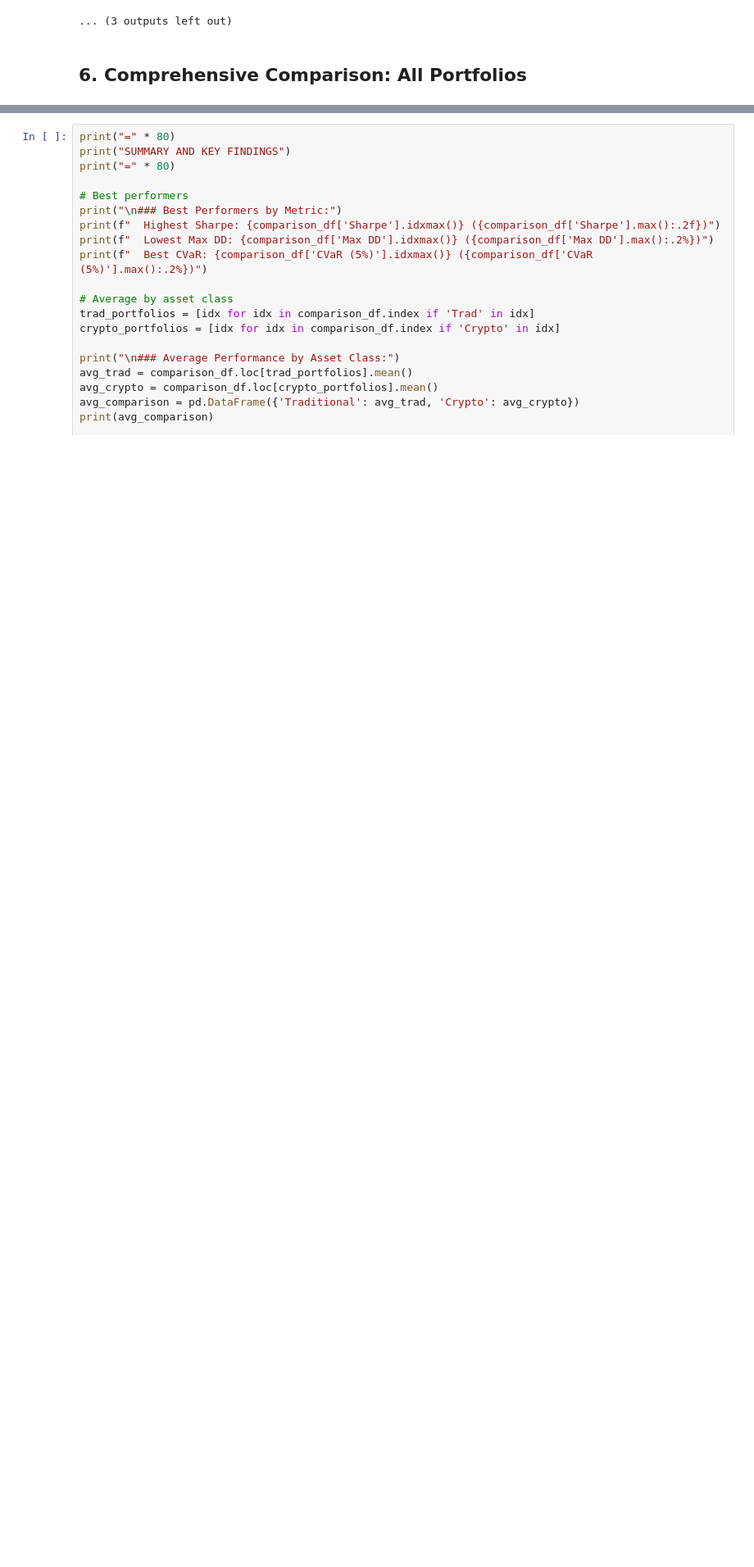
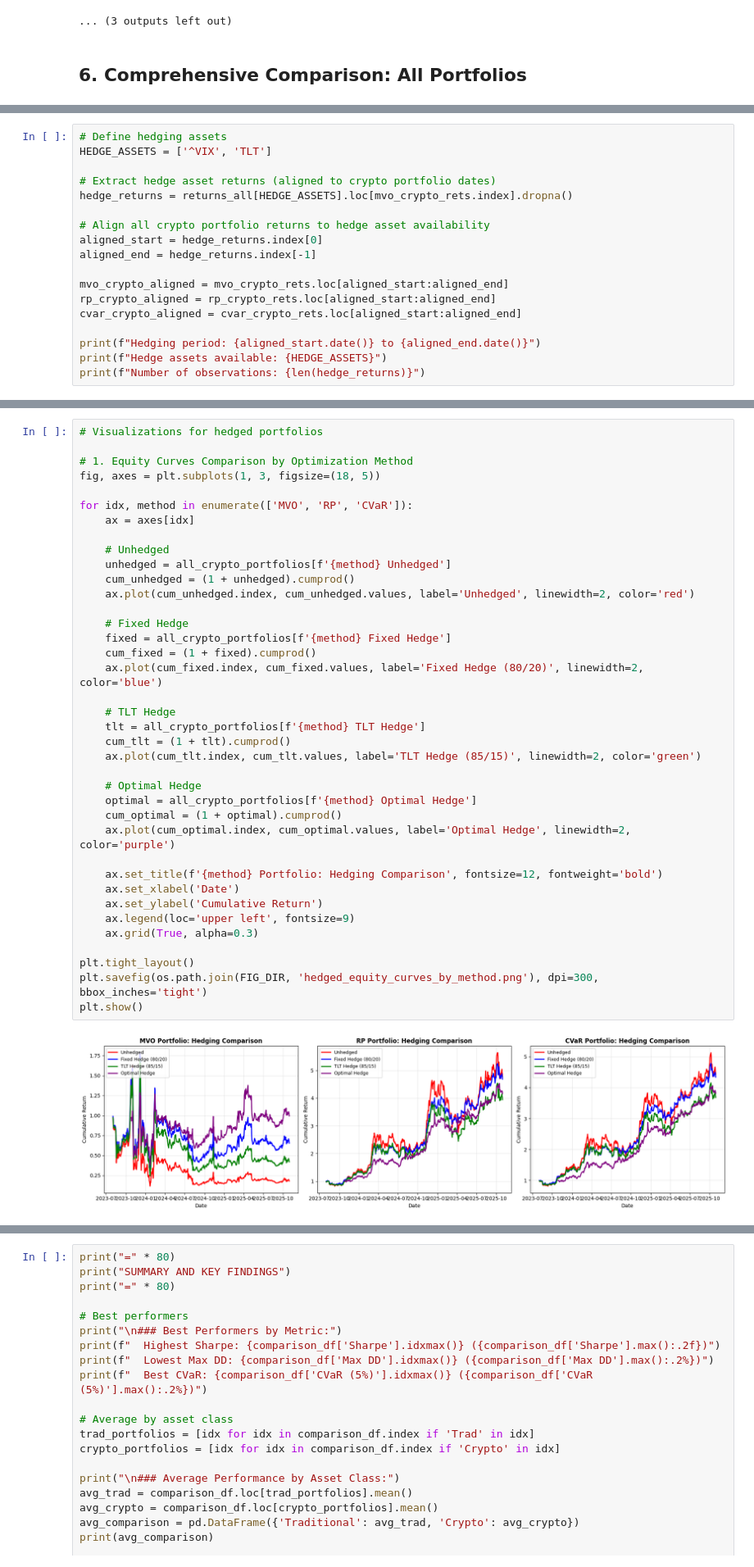
Before and after one commit to sahilnay/crypto-final-project-trad-crypto-assets, a Jupyter notebook: 5_portfolio_optimization/portfolio_optimization.ipynb, the cells around one changed output, grey strips where cells are left out. Shown at 82% size. Cells and saved outputs as stored; diff of their text form; blank space fills up the shorter version.

Commit message:
5.hedges

```diff
--- a/5_portfolio_optimization/portfolio_optimization.ipynb
+++ b/5_portfolio_optimization/portfolio_optimization.ipynb
@@ -507,0 +516,18 @@ plt.show()
+# %%
+# Define hedging assets
+HEDGE_ASSETS = ['^VIX', 'TLT']
+
+# Extract hedge asset returns (aligned to crypto portfolio dates)
+hedge_returns = returns_all[HEDGE_ASSETS].loc[mvo_crypto_rets.index].dropna()
+
+# Align all crypto portfolio returns to hedge asset availability
+aligned_start = hedge_returns.index[0]
+aligned_end = hedge_returns.index[-1]
+
+mvo_crypto_aligned = mvo_crypto_rets.loc[aligned_start:aligned_end]
+rp_crypto_aligned = rp_crypto_rets.loc[aligned_start:aligned_end]
+cvar_crypto_aligned = cvar_crypto_rets.loc[aligned_start:aligned_end]
+
+print(f"Hedging period: {aligned_start.date()} to {aligned_end.date()}")
+print(f"Hedge assets available: {HEDGE_ASSETS}")
+print(f"Number of observations: {len(hedge_returns)}")
@@ -507,0 +740,40 @@ plt.show()
+# %%
+# Visualizations for hedged portfolios
+
+# 1. Equity Curves Comparison by Optimization Method
+fig, axes = plt.subplots(1, 3, figsize=(18, 5))
+
+for idx, method in enumerate(['MVO', 'RP', 'CVaR']):
+    ax = axes[idx]
+
+    # Unhedged
+    unhedged = all_crypto_portfolios[f'{method} Unhedged']
+    cum_unhedged = (1 + unhedged).cumprod()
+    ax.plot(cum_unhedged.index, cum_unhedged.values, label='Unhedged', linewidth=2, color='red')
+
+    # Fixed Hedge
+    fixed = all_crypto_portfolios[f'{method} Fixed Hedge']
+    cum_fixed = (1 + fixed).cumprod()
+    ax.plot(cum_fixed.index, cum_fixed.values, label='Fixed Hedge (80/20)', linewidth=2, color='blue')
+
+    # TLT Hedge
+    tlt = all_crypto_portfolios[f'{method} TLT Hedge']
+    cum_tlt = (1 + tlt).cumprod()
+    ax.plot(cum_tlt.index, cum_tlt.values, label='TLT Hedge (85/15)', linewidth=2, color='green')
+
+    # Optimal Hedge
+    optimal = all_crypto_portfolios[f'{method} Optimal Hedge']
+    cum_optimal = (1 + optimal).cumprod()
+    ax.plot(cum_optimal.index, cum_optimal.values, label='Optimal Hedge', linewidth=2, color='purple')
+
+    ax.set_title(f'{method} Portfolio: Hedging Comparison', fontsize=12, fontweight='bold')
+    ax.set_xlabel('Date')
+    ax.set_ylabel('Cumulative Return')
+    ax.legend(loc='upper left', fontsize=9)
+    ax.grid(True, alpha=0.3)
+
+plt.tight_layout()
+plt.savefig(os.path.join(FIG_DIR, 'hedged_equity_curves_by_method.png'), dpi=300, bbox_inches='tight')
+plt.show()
+# %% [output]
+[figure, added]
```
Also changed, not shown: parts of 10 cells of this notebook, 6 other files.
